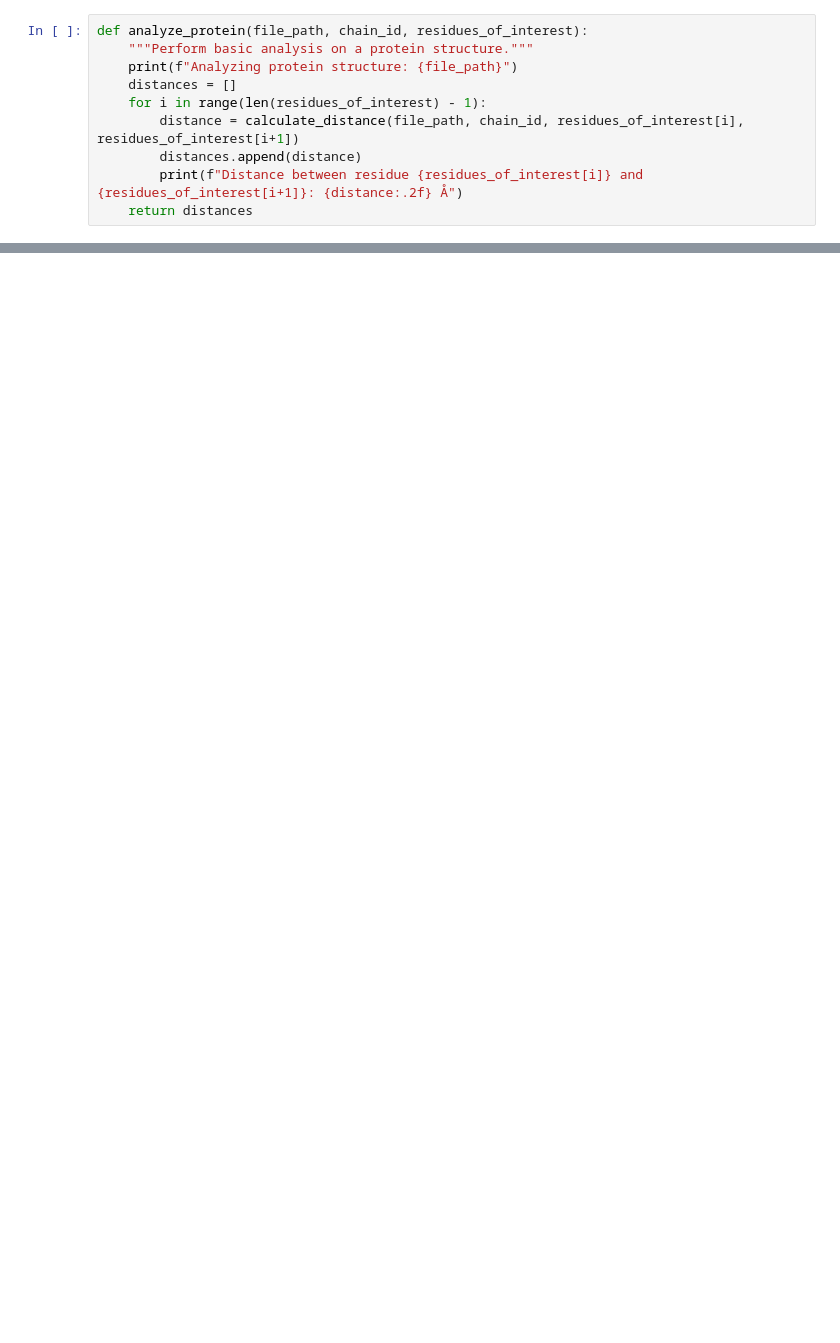
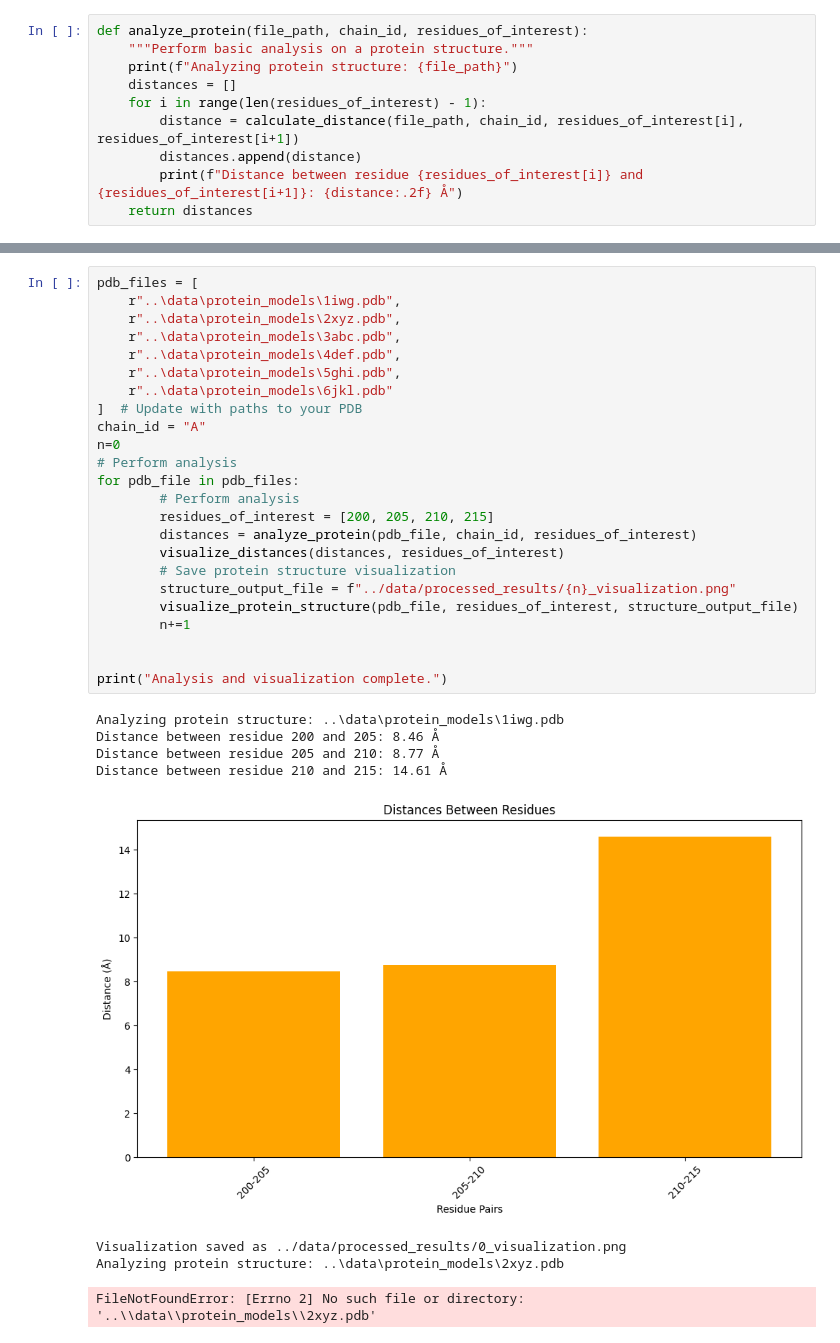
Before and after one commit to Sravz2433/Protein-Structure-Visualization-and-Analysis, a Jupyter notebook: scripts/analysis.ipynb, the cells around one changed output, grey strips where cells are left out. Saved outputs shown, nothing was run; the diff lists cells and outputs as text; blank space fills up the shorter version.

```diff
--- a/scripts/analysis.ipynb
+++ b/scripts/analysis.ipynb
@@ -65,0 +97,33 @@ print("Analysis and visualization complete.")
+# %%
+pdb_files = [
+    r"..\data\protein_models\1iwg.pdb",
+    r"..\data\protein_models\2xyz.pdb",
+    r"..\data\protein_models\3abc.pdb",
+    r"..\data\protein_models\4def.pdb",
+    r"..\data\protein_models\5ghi.pdb",
+    r"..\data\protein_models\6jkl.pdb"
+]  # Update with paths to your PDB
+chain_id = "A"
+n=0
+# Perform analysis
+for pdb_file in pdb_files:
+        # Perform analysis
+        residues_of_interest = [200, 205, 210, 215]
+        distances = analyze_protein(pdb_file, chain_id, residues_of_interest)
+        visualize_distances(distances, residues_of_interest)
+        # Save protein structure visualization
+        structure_output_file = f"../data/processed_results/{n}_visualization.png"
+        visualize_protein_structure(pdb_file, residues_of_interest, structure_output_file)
+        n+=1
+
+
+print("Analysis and visualization complete.")
+# %% [output]
+Analyzing protein structure: ..\data\protein_models\1iwg.pdb
+Distance between residue 200 and 205: 8.46 Å
+Distance between residue 205 and 210: 8.77 Å
+Distance between residue 210 and 215: 14.61 Å
+[figure, added]
+Visualization saved as ../data/processed_results/0_visualization.png
+Analyzing protein structure: ..\data\protein_models\2xyz.pdb
+FileNotFoundError: [Errno 2] No such file or directory: '..\\data\\protein_models\\2xyz.pdb'
```
Also changed, not shown: parts of 5 cells of this notebook, 3 other files.
